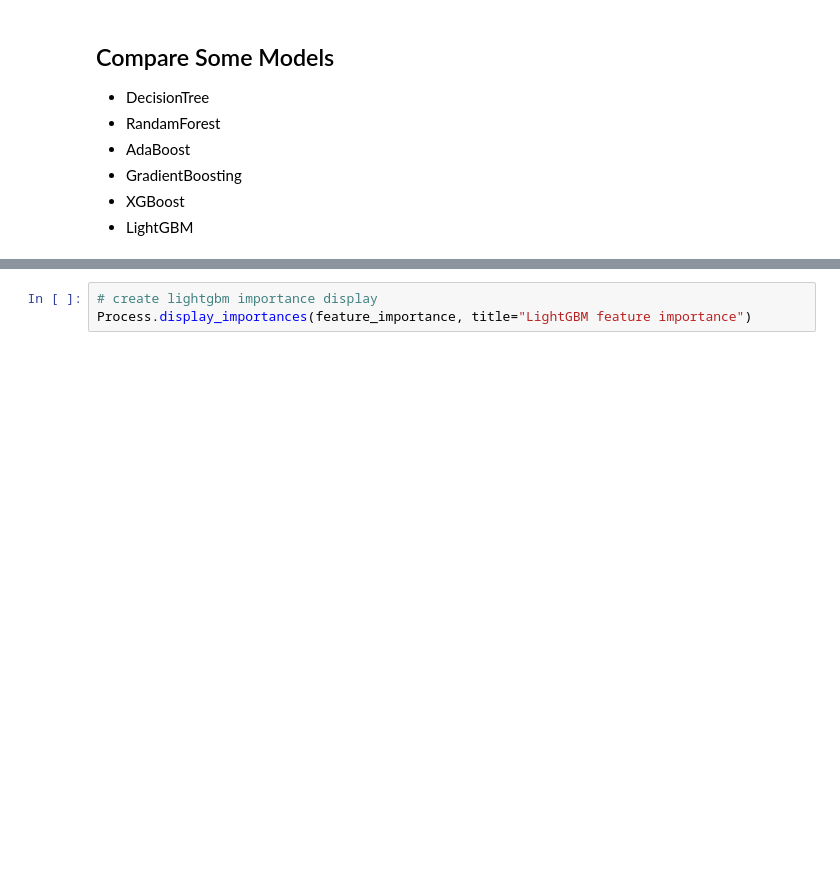
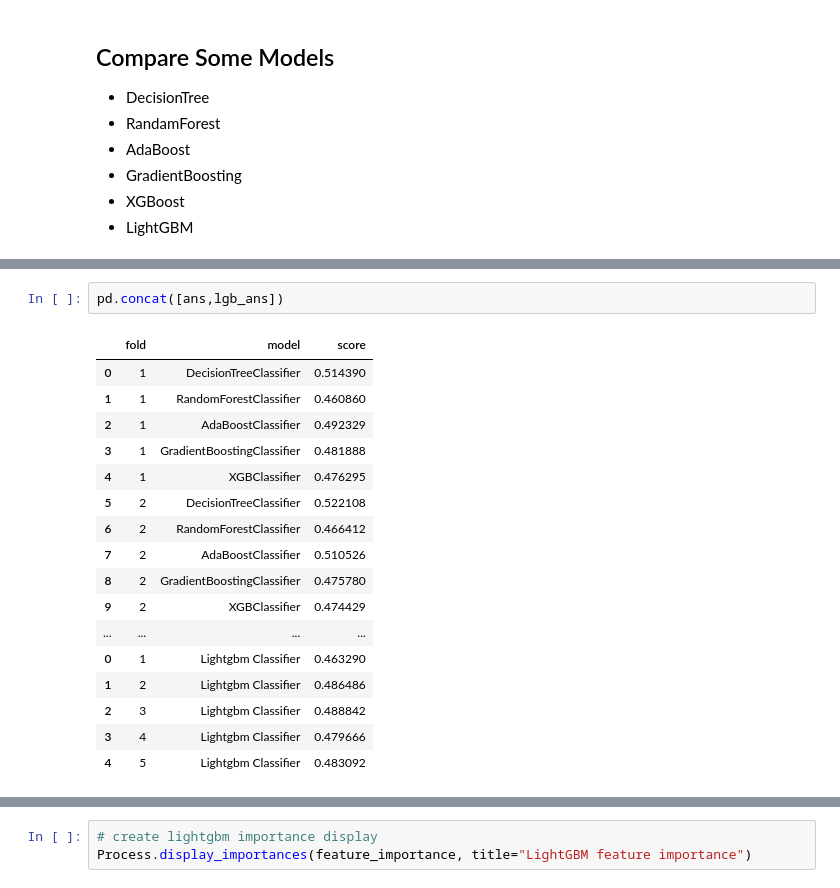
Before and after one commit to takuto0831/Credit_Card_Prob_Space, a Jupyter notebook: jn/exploratory_data_analysis.ipynb, the cells around one changed output, grey strips where cells are left out. Drawn from its saved outputs; the diff is of its cells as text; blank space fills up the shorter version.

```diff
--- a/jn/exploratory_data_analysis.ipynb
+++ b/jn/exploratory_data_analysis.ipynb
@@ -292,5 +317,25 @@ Training until validation scores don't improve for 200 rounds.
 [300]   training's binary_error: 0.09625        valid_1's binary_error: 0.182407
 Early stopping, best iteration is:
 [139]   training's binary_error: 0.138565       valid_1's binary_error: 0.178333
+# %%
+pd.concat([ans,lgb_ans])
+# %% [output]
+|  | fold | model | score |
+| 0 | 1 | DecisionTreeClassifier | 0.514390 |
+| 1 | 1 | RandomForestClassifier | 0.460860 |
+| 2 | 1 | AdaBoostClassifier | 0.492329 |
+| 3 | 1 | GradientBoostingClassifier | 0.481888 |
+| 4 | 1 | XGBClassifier | 0.476295 |
+| 5 | 2 | DecisionTreeClassifier | 0.522108 |
+| 6 | 2 | RandomForestClassifier | 0.466412 |
+| 7 | 2 | AdaBoostClassifier | 0.510526 |
+| 8 | 2 | GradientBoostingClassifier | 0.475780 |
+| 9 | 2 | XGBClassifier | 0.474429 |
+| ... | ... | ... | ... |
+| 0 | 1 | Lightgbm Classifier | 0.463290 |
+| 1 | 2 | Lightgbm Classifier | 0.486486 |
+| 2 | 3 | Lightgbm Classifier | 0.488842 |
+| 3 | 4 | Lightgbm Classifier | 0.479666 |
+| 4 | 5 | Lightgbm Classifier | 0.483092 |
 # %%
 #create a small df with the scores
```
Also changed, not shown: parts of 17 cells of this notebook.
